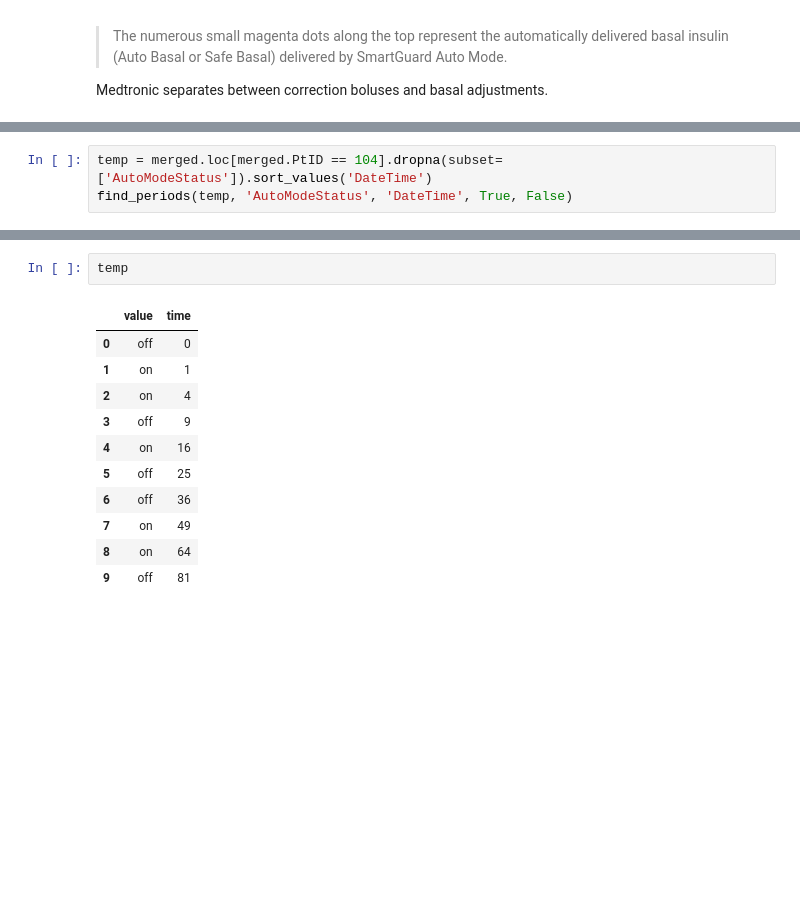
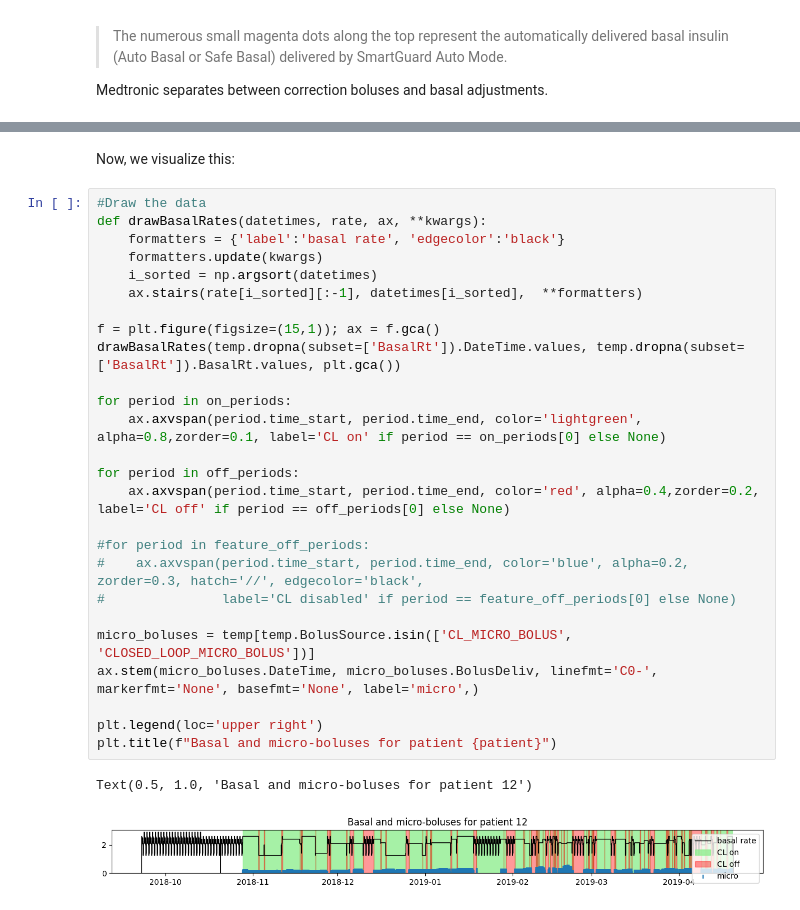
Before and after one commit to nudgebg/egvinsulin, a Jupyter notebook: notebooks/understand-flair-dataset/2024-07-12 - Understanding TDD Discrepancies in Flair Data.ipynb, the cells around one changed output, grey strips where cells are left out. Saved outputs shown, nothing was run; the diff lists cells and outputs as text; blank space fills up the shorter version.

```diff
--- a/notebooks/understand-flair-dataset/2024-07-12 - Understanding TDD Discrepancies in Flair Data.ipynb
+++ b/notebooks/understand-flair-dataset/2024-07-12 - Understanding TDD Discrepancies in Flair Data.ipynb
@@ -914,3 +950,0 @@ display(temp.dropna(axis=1, how='all'))
-# %%
-temp = merged.loc[merged.PtID == 104].dropna(subset=['AutoModeStatus']).sort_values('DateTime')
-find_periods(temp, 'AutoModeStatus', 'DateTime', True, False)
@@ -935,14 +951,31 @@ find_periods(temp, 'AutoModeStatus', 'DateTime', True, False)
-# %%
-temp
-# %% [output]
-|  | value | time |
-| 0 | off | 0 |
-| 1 | on | 1 |
-| 2 | on | 4 |
-| 3 | off | 9 |
-| 4 | on | 16 |
-| 5 | off | 25 |
-| 6 | off | 36 |
-| 7 | on | 49 |
-| 8 | on | 64 |
-| 9 | off | 81 |
+# %% [markdown]
+Now, we visualize this:
+# %%
+#Draw the data
+def drawBasalRates(datetimes, rate, ax, **kwargs):
+    formatters = {'label':'basal rate', 'edgecolor':'black'}
+    formatters.update(kwargs)
+    i_sorted = np.argsort(datetimes)
+    ax.stairs(rate[i_sorted][:-1], datetimes[i_sorted],  **formatters)
+
+f = plt.figure(figsize=(15,1)); ax = f.gca()
+drawBasalRates(temp.dropna(subset=['BasalRt']).DateTime.values, temp.dropna(subset=['BasalRt']).BasalRt.values, plt.gca())
+
+for period in on_periods:
+    ax.axvspan(period.time_start, period.time_end, color='lightgreen', alpha=0.8,zorder=0.1, label='CL on' if period == on_periods[0] else None)
+
+for period in off_periods:
+    ax.axvspan(period.time_start, period.time_end, color='red', alpha=0.4,zorder=0.2, label='CL off' if period == off_periods[0] else None)
+
+#for period in feature_off_periods:
+#    ax.axvspan(period.time_start, period.time_end, color='blue', alpha=0.2, zorder=0.3, hatch='//', edgecolor='black',
+#               label='CL disabled' if period == feature_off_periods[0] else None)
+
+micro_boluses = temp[temp.BolusSource.isin(['CL_MICRO_BOLUS', 'CLOSED_LOOP_MICRO_BOLUS'])]
+ax.stem(micro_boluses.DateTime, micro_boluses.BolusDeliv, linefmt='C0-', markerfmt='None', basefmt='None', label='micro',)
+
+plt.legend(loc='upper right')
+plt.title(f"Basal and micro-boluses for patient {patient}")
+# %% [output]
+Text(0.5, 1.0, 'Basal and micro-boluses for patient 12')
+[figure, added]
```
Also changed, not shown: parts of 12 cells of this notebook.
